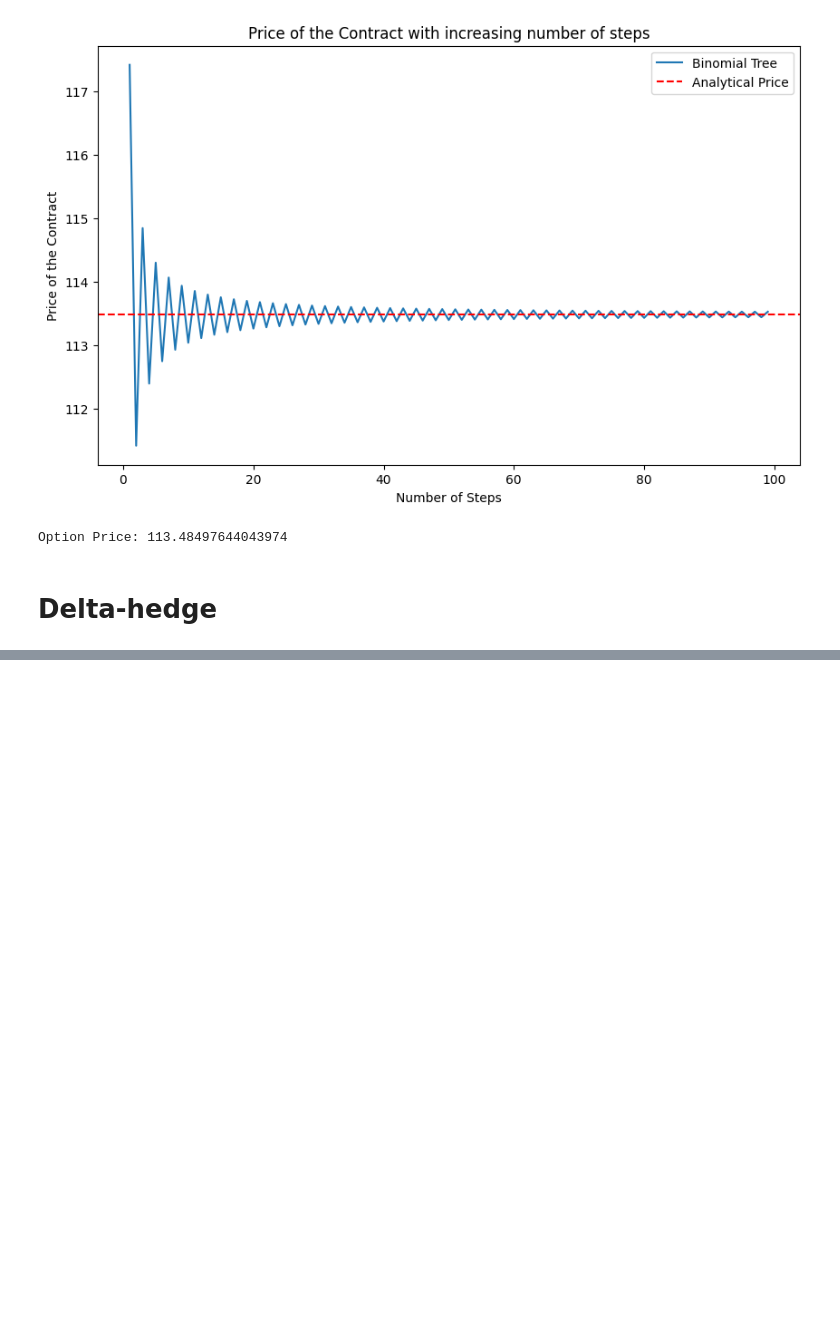
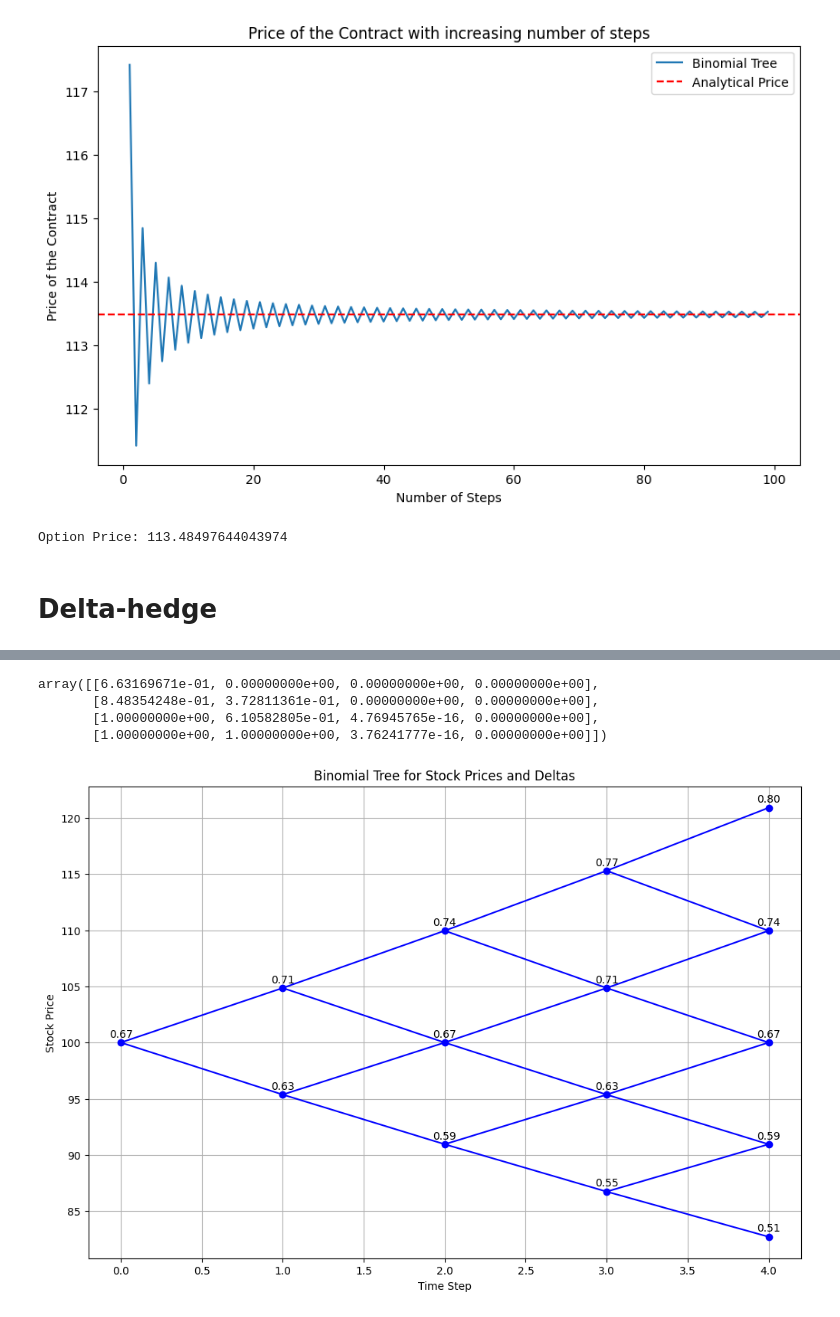
Before and after one commit to ashademeij/MathematicalFinance, a Jupyter notebook: BlackScholes.ipynb, the cells around one changed output, grey strips where cells are left out. Cells and saved outputs as stored; diff of their text form; code cells hidden in the pictures; blank space fills up the shorter version.

```diff
--- a/BlackScholes.ipynb
+++ b/BlackScholes.ipynb
@@ -88,0 +99,6 @@ Option Price: 113.48497644043974
+# %%
+n_values = [10, 25, 50, 100, 400, 800, 1000]
+
+for n in n_values:
+    stockValues, contractPrice, deltaHedge = adaptedBinomialTree(r, sigma, T, guarantee, n)
+    print(f"Steps: {n}, Delta: {deltaHedge[0, 0]:.4f}")
@@ -88,0 +113,35 @@ Option Price: 113.48497644043974
+# %%
+def plot_binomial_tree(stock_prices, deltas, steps):
+    plt.figure(figsize=(12, 8))
+    for i in range(steps + 1):
+        for j in range(i + 1):
+            #  stock prices
+            plt.plot(i, stock_prices[i, j], 'bo')
+            # Lines between nodes
+            if i < steps:
+                plt.plot([i, i + 1], [stock_prices[i, j], stock_prices[i + 1, j]], 'b-')
+                plt.plot([i, i + 1], [stock_prices[i, j], stock_prices[i + 1, j + 1]], 'b-')
+
+            # delta values at each node
+            delta_val = deltas[i, j]
+            plt.annotate(f"{delta_val:.2f}", (i, stock_prices[i, j]), textcoords="offset points", xytext=(0, 5), ha='center')
+
+    plt.title("Binomial Tree for Stock Prices and Deltas")
+    plt.xlabel("Time Step")
+    plt.ylabel("Stock Price")
+    plt.grid(True)
+    plt.show()
+# %%
+deltaHedge
+# %% [output]
+array([[6.63169671e-01, 0.00000000e+00, 0.00000000e+00, 0.00000000e+00],
+       [8.48354248e-01, 3.72811361e-01, 0.00000000e+00, 0.00000000e+00],
+       [1.00000000e+00, 6.10582805e-01, 4.76945765e-16, 0.00000000e+00],
+       [1.00000000e+00, 1.00000000e+00, 3.76241777e-16, 0.00000000e+00]])
+# %%
+stockValues, contractPrice, deltaHedge = adaptedBinomialTree(r, sigma, T, guarantee, n)
+# %%
+n = 4
+plot_binomial_tree(stockValues, deltaHedge, n)
+# %% [output]
+[figure, added]
```
Also changed, not shown: parts of 5 cells of this notebook, 1 other file.
